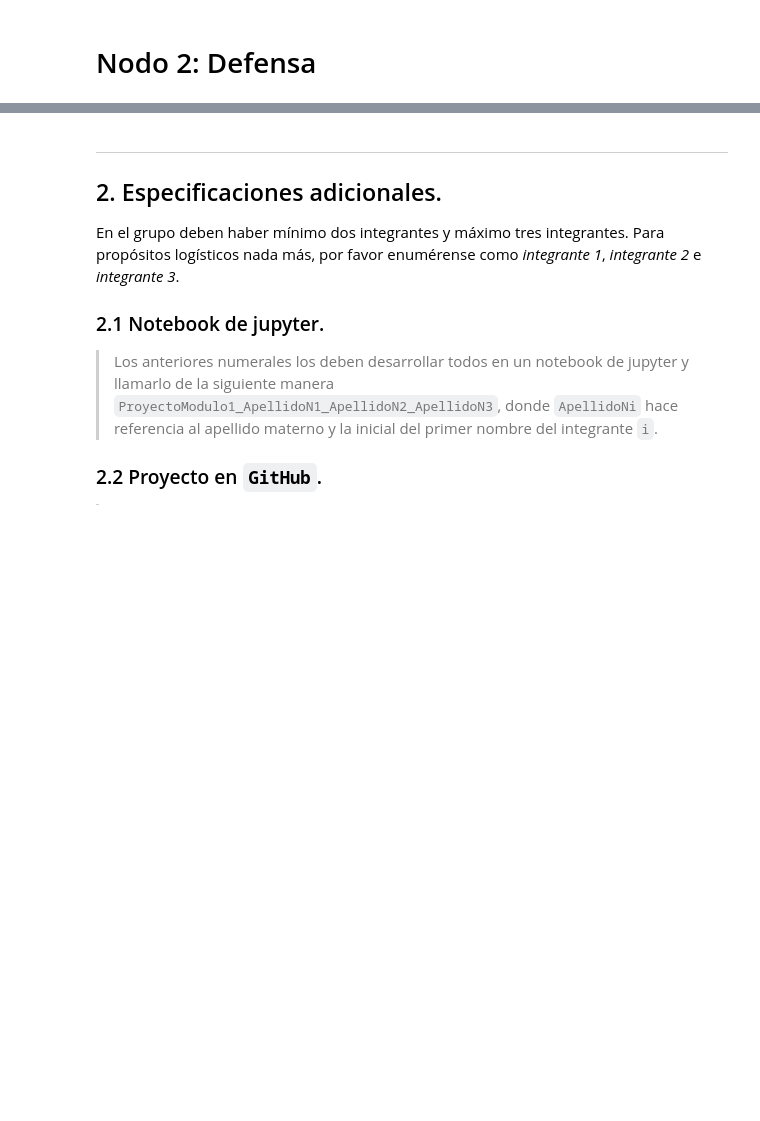
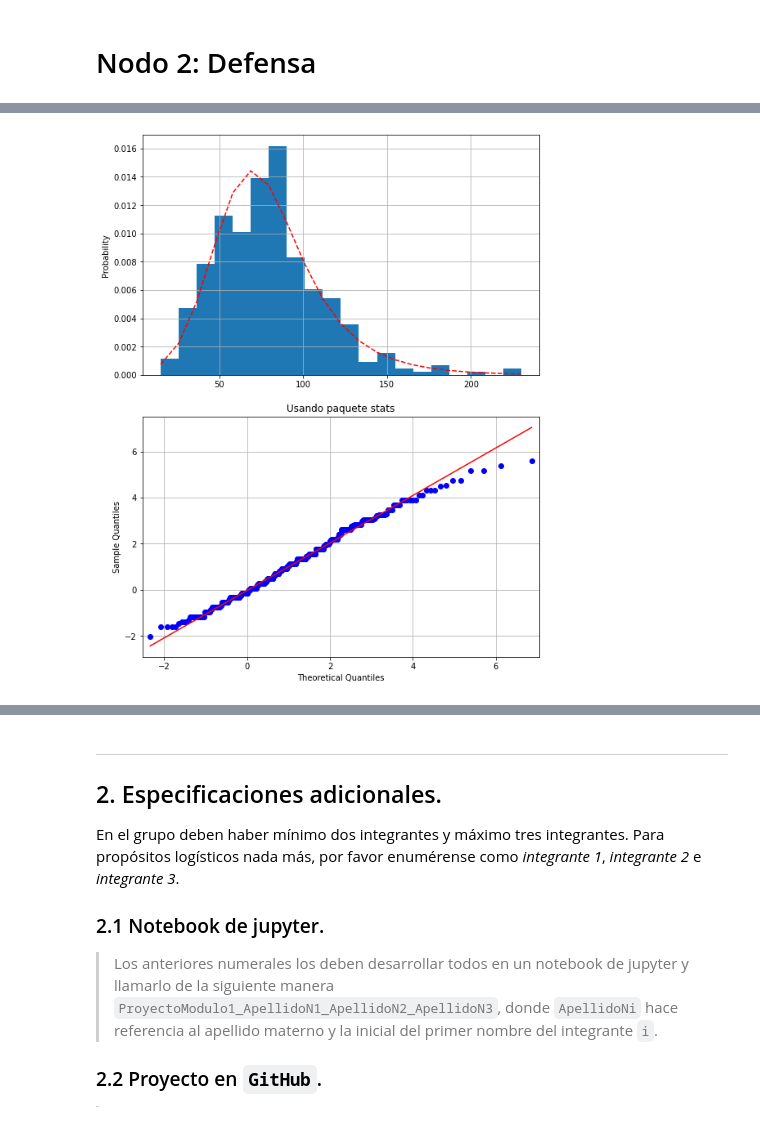
Before and after one commit to JuanPrdz/Proyecto_tema2_JPRodriguez_ARamirez_SRomero, a Jupyter notebook: El_bueno.ipynb, the cells around one changed output, grey strips where cells are left out. Cells and saved outputs as stored; diff of their text form; code cells hidden in the pictures; blank space fills up the shorter version.

```diff
--- a/El_bueno.ipynb
+++ b/El_bueno.ipynb
@@ -471,0 +459,5 @@ Text(0.5, 1.0, 'Usando paquete stats')
+# %%
+# Hacemos la prueba de q_q para la función de distribución que tenga menos error.
+q_q(defensa, "exponnorm")
+# %% [output]
+[figure, added]
```
Also changed, not shown: parts of 33 cells of this notebook.
